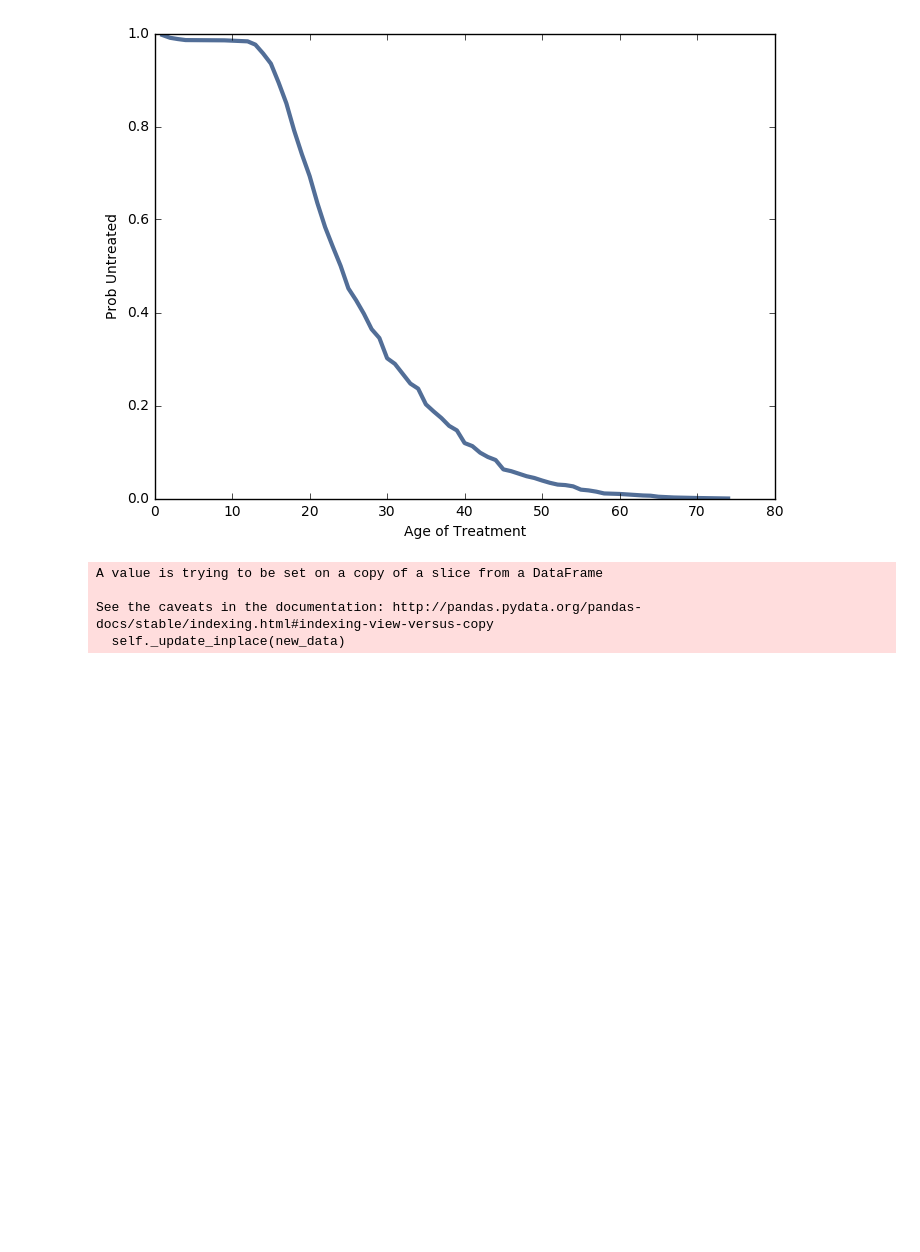
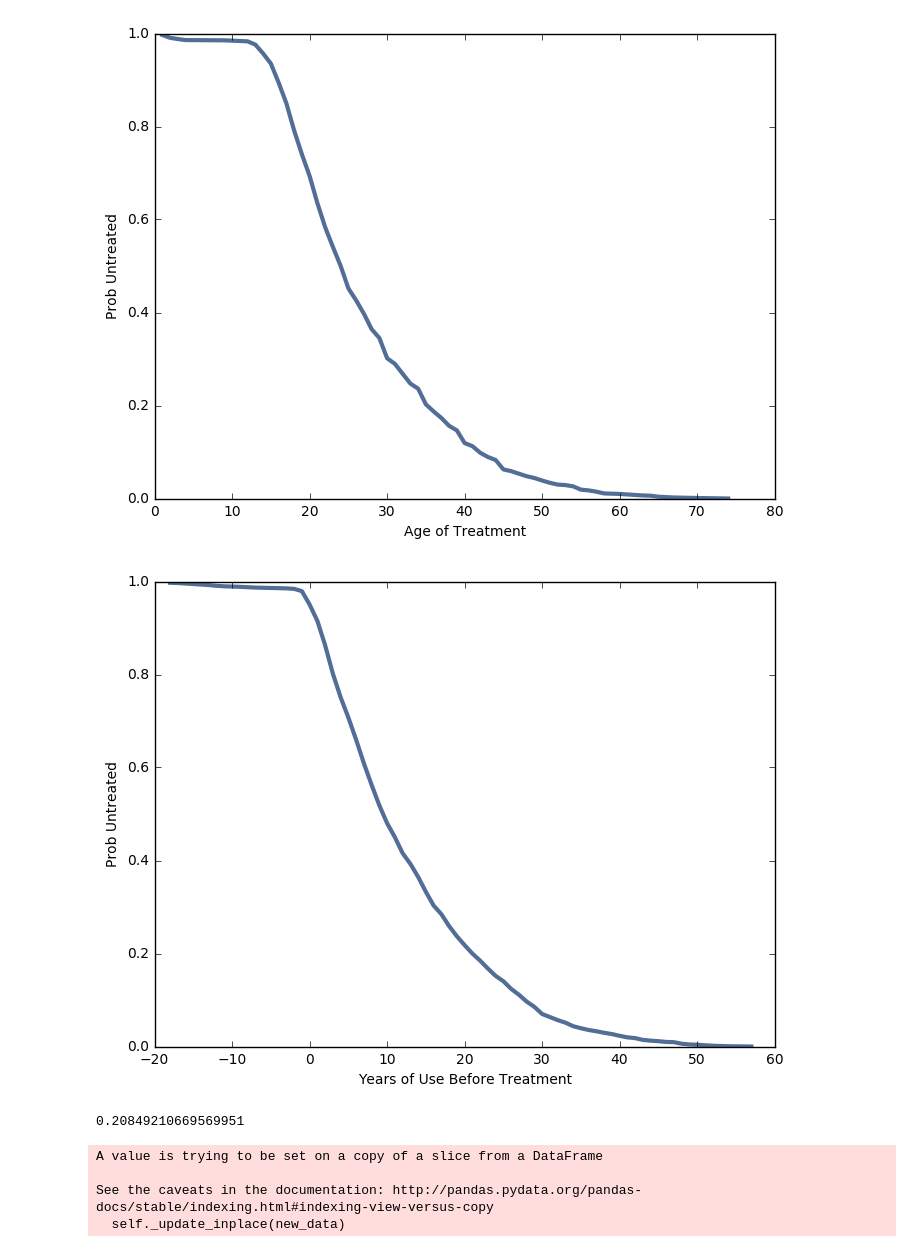
Before and after one commit to KaitlynKeil/ThinkStats2, a Jupyter notebook: code/report2.ipynb, the cells around one changed output. Drawn from its saved outputs; the diff is of its cells as text; code cells hidden in the pictures; blank space fills up the shorter version.

```diff
--- a/code/report2.ipynb
+++ b/code/report2.ipynb
@@ -236,3 +261,13 @@ thinkplot.Config(xlabel='Age of Treatment',
 thinkplot.Show()
 # %% [output]
 [figure]
+# %%
+# Plot the survival curve for those who have received treatment for their alcohol use, years before treatment.
+cdf2 = thinkstats2.Cdf(complete.yearsbeforeTX)
+sf2 = MakeSurvivalFromCdf(cdf2)
+thinkplot.Plot(sf2)
+thinkplot.Config(xlabel='Years of Use Before Treatment',
+                 ylabel='Prob Untreated')
+thinkplot.Show()
+# %% [output]
+[figure, added]
@@ -239,3 +280,7 @@ thinkplot.Show()
+# %%
+cdf[18]
+# %% [output]
+0.20849210669569951
 # %%
 # Split the groups up by income
 
```
Also changed, not shown: parts of 10 cells of this notebook, 1 other file.
